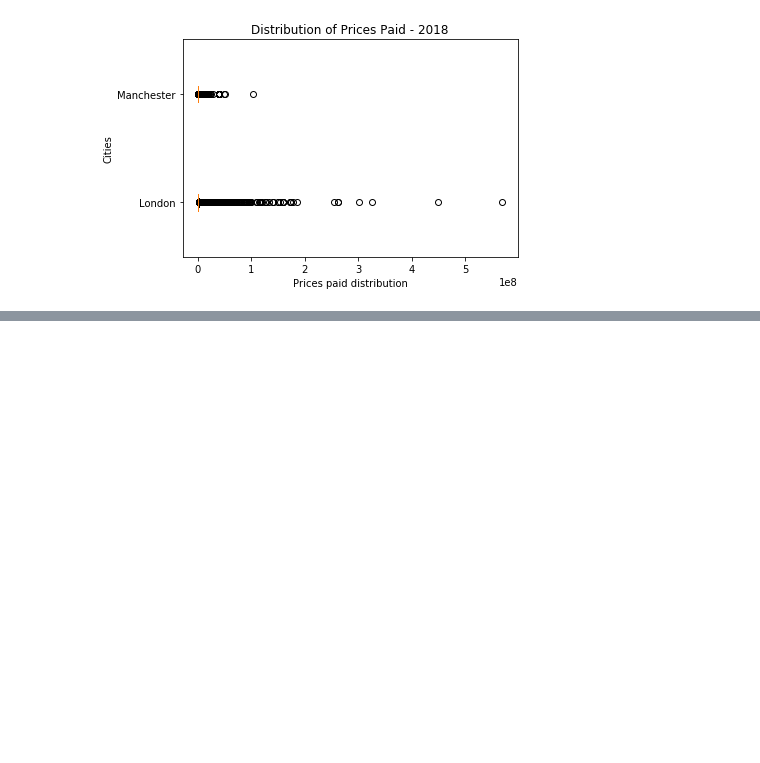
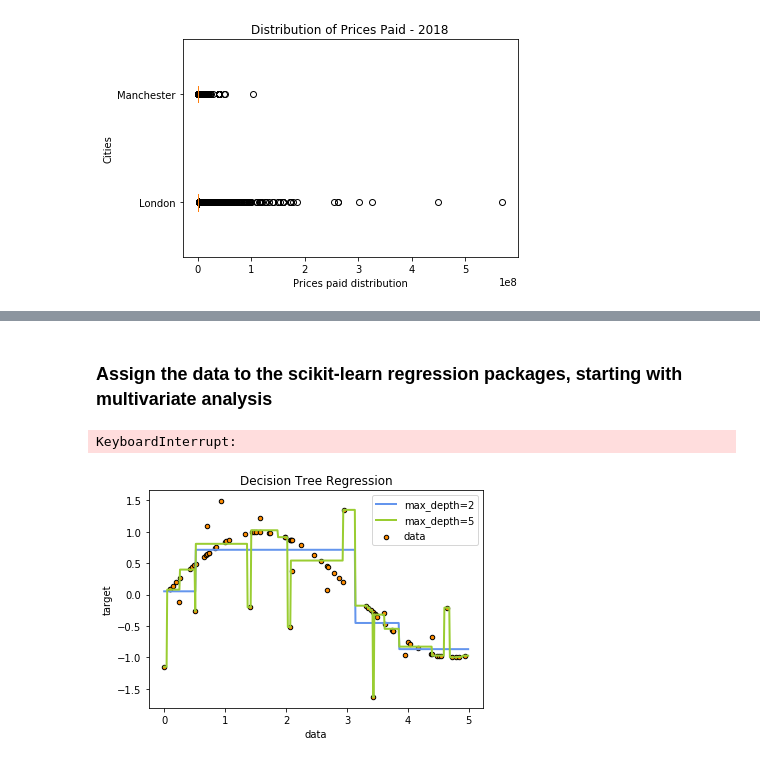
Before and after one commit to dudikbender/springboard, a Jupyter notebook: UK_prices_paid_analysis.ipynb, the cells around one changed output, grey strips where cells are left out. Cells and saved outputs as stored; diff of their text form; code cells hidden in the pictures; blank space fills up the shorter version.

```diff
--- a/UK_prices_paid_analysis.ipynb
+++ b/UK_prices_paid_analysis.ipynb
@@ -186,3 +167,71 @@ memory usage: 31.2+ MB
+# %% [markdown]
+### Assign the data to the scikit-learn regression packages, starting with multivariate analysis
+# %%
+## Multiple linear regression - packages have been imported above
+X = df[['prep_prop_type', 'prep_new_build', 'prep_postcode']].astype(int)
+y = df.price
+
+## Set the training parameters
+X_train, X_test, y_train, y_test = train_test_split(X, y, test_size=0.2, random_state=0)
+
+## Train the model
+regressor = LinearRegression()
+regressor.fit(X_train, y_train)
+
+## Find the coefficients of the variables
+coeff_df = pd.DataFrame(regressor.coef_, X.columns, columns=['Coefficient'])
+coeff_df
+
+## Perform a prediction on the test data
+y_pred = regressor.predict(X_test)
+
+## Check the difference between actual and predicted
+df1 = pd.DataFrame({'Actual': y_test, 'Predicted': y_pred})
+df1.head(25)
+
+## Next we plot the results
+df1.plot(kind='bar',figsize=(10,8))
+plt.grid(which='major', linestyle='-', linewidth='0.5', color='green')
+plt.grid(which='minor', linestyle=':', linewidth='0.5', color='black')
+plt.show()
+# %% [output]
+KeyboardInterrupt:
+# %%
+## Decision Tree regression model
+# Import the necessary modules and libraries
+from sklearn.tree import DecisionTreeRegressor
+
+# Create a random dataset
+rng = np.random.RandomState(1)
+X = np.sort(5 * rng.rand(80, 1), axis=0)
+y = np.sin(X).ravel()
+y[::5] += 3 * (0.5 - rng.rand(16))
+
+# Fit regression model
+regr_1 = DecisionTreeRegressor(max_depth=2)
+regr_2 = DecisionTreeRegressor(max_depth=5)
+regr_1.fit(X, y)
+regr_2.fit(X, y)
+
+# Predict
+X_test = np.arange(0.0, 5.0, 0.01)[:, np.newaxis]
+y_1 = regr_1.predict(X_test)
+y_2 = regr_2.predict(X_test)
+
+# Plot the results
+plt.figure()
+plt.scatter(X, y, s=20, edgecolor="black",
+            c="darkorange", label="data")
+plt.plot(X_test, y_1, color="cornflowerblue",
+         label="max_depth=2", linewidth=2)
+plt.plot(X_test, y_2, color="yellowgreen", label="max_depth=5", linewidth=2)
+plt.xlabel("data")
+plt.ylabel("target")
+plt.title("Decision Tree Regression")
+plt.legend()
+plt.show()
+# %% [output]
+[figure, added]
 # %%
 # City for graph
 city = 'Manchester'
```
Also changed, not shown: parts of 14 cells of this notebook.
